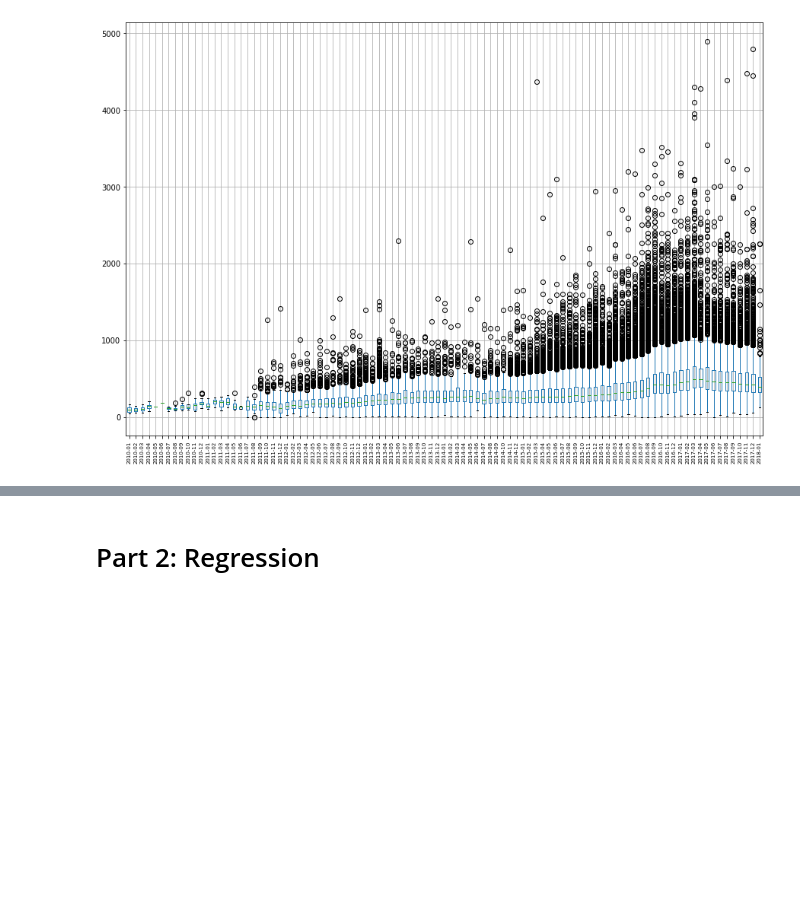
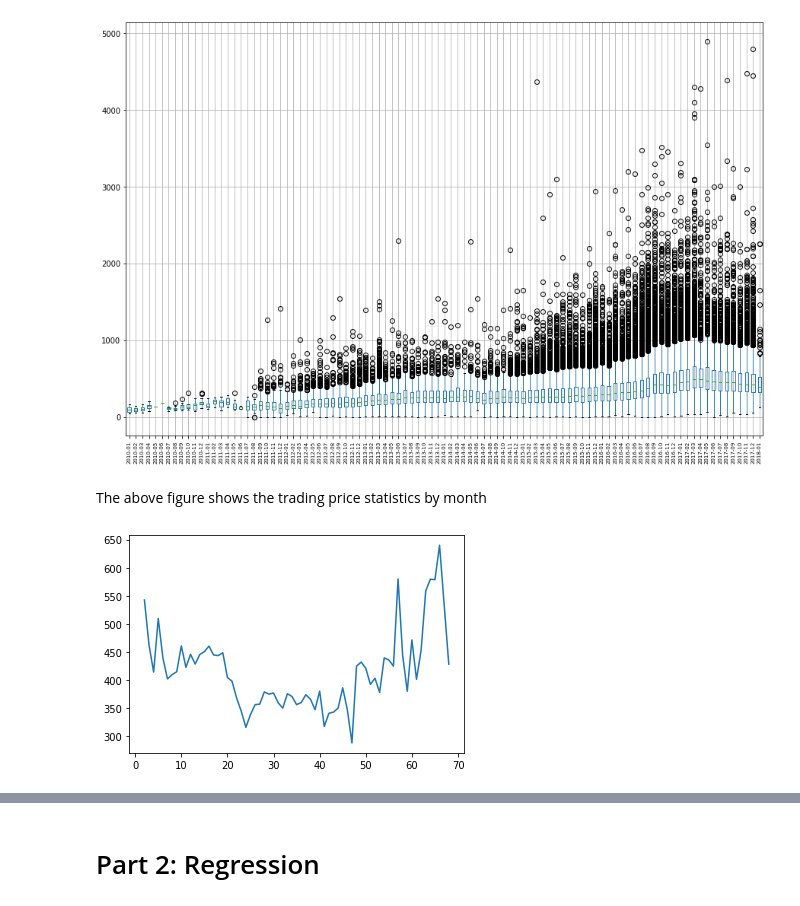
Before and after one commit to xionggj001/EECS731Project7, a Jupyter notebook: Housing_predict-Beijing.ipynb, the cells around one changed output, grey strips where cells are left out. Saved outputs shown, nothing was run; the diff lists cells and outputs as text; code cells hidden in the pictures; blank space fills up the shorter version.

```diff
--- a/Housing_predict-Beijing.ipynb
+++ b/Housing_predict-Beijing.ipynb
@@ -146,3 +150,32 @@ plt.xticks(rotation=90,fontsize=7)
 plt.show()
 # %% [output]
 [figure]
+# %% [markdown]
+The above figure shows the trading price statistics  by month
+# %%
+price_by_cons_time = pd.DataFrame()
+price_by_cons_time['totalPrice'] = Housing_price['totalPrice']
+price_by_cons_time['constructionTime'] = Housing_price['constructionTime']
+price_by_cons_time = price_by_cons_time[
+	(price_by_cons_time.constructionTime != '0')
+	& (price_by_cons_time.constructionTime != '1')
+	& (price_by_cons_time.constructionTime != 'Î´Öª')
+]
+price_by_cons_time['constructionTime'] = price_by_cons_time['constructionTime'].astype('int64')
+price_by_cons_time['constructionTime'] = 2018 - price_by_cons_time['constructionTime']
+price_by_cons_time_index = list(set(price_by_cons_time['constructionTime']))
+price_by_cons_time_index.sort()
+price_by_cons_time.index = price_by_cons_time['constructionTime']
+price_by_cons_time = price_by_cons_time.drop('constructionTime', axis=1)
+price_by_cons_time_line = []
+price_by_cons_time_stat = []
+for years in price_by_cons_time_index:
+	price_by_cons_time_line.append(price_by_cons_time.loc[years]['totalPrice'].mean())
+	try:
+		price_by_cons_time_stat.append(price_by_cons_time.loc[years]['totalPrice'].values)
+	except Exception:
+		price_by_cons_time_stat.append(np.array([price_by_cons_time.loc[years]['totalPrice']]))
+plt.plot(list(price_by_cons_time_index), price_by_cons_time_line)
+plt.show()
+# %% [output]
+[figure, added]
```
Also changed, not shown: parts of 11 cells of this notebook.
